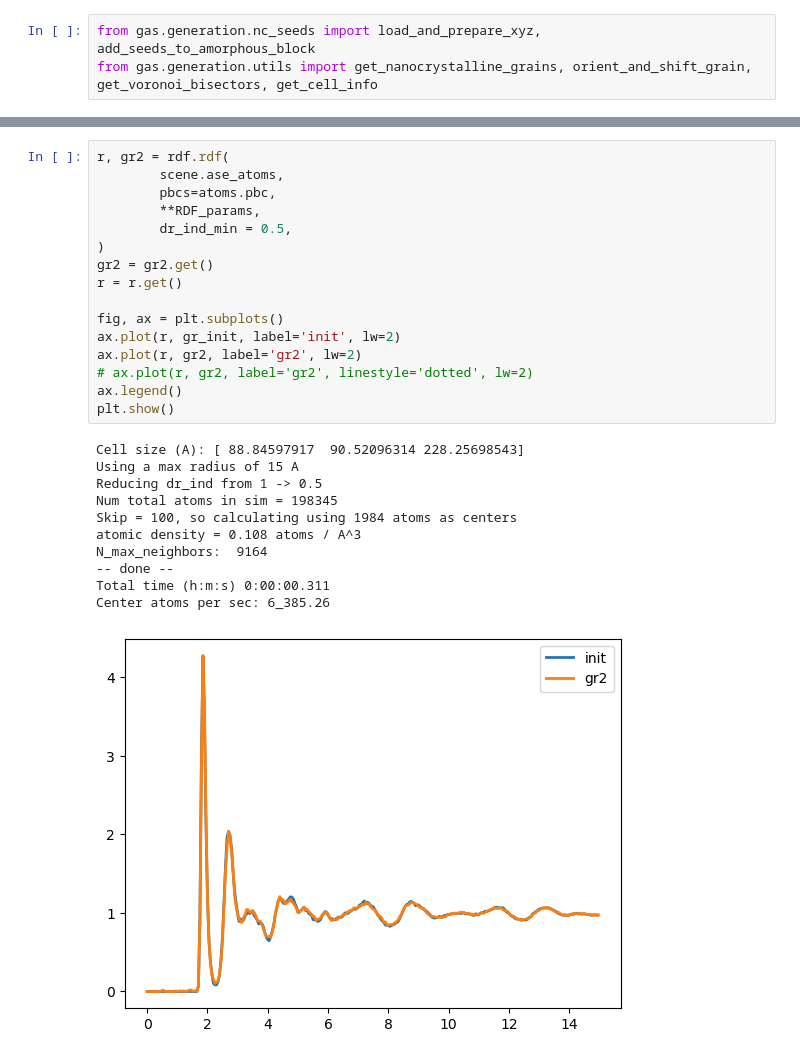
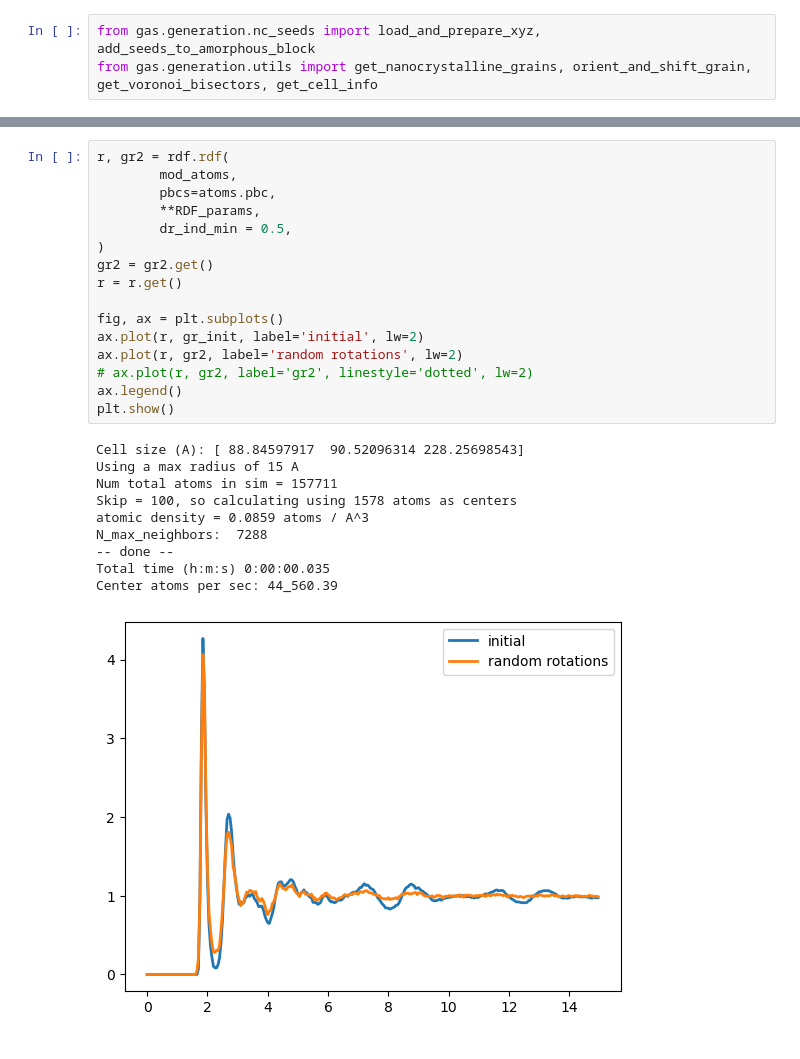
Before and after one commit to Art-MC/GAS, a Jupyter notebook: gas/PDFs/notebooks/gen_vars.ipynb, the cells around one changed output, grey strips where cells are left out. Drawn from its saved outputs; the diff is of its cells as text.

Commit message:
adding in-plane rotation modification for removing long range order

```diff
--- a/gas/PDFs/notebooks/gen_vars.ipynb
+++ b/gas/PDFs/notebooks/gen_vars.ipynb
@@ -513,28 +456,27 @@ Center atoms per sec: 3_941.10
 # %%
 r, gr2 = rdf.rdf(
-        scene.ase_atoms,
+        mod_atoms,
         pbcs=atoms.pbc,
         **RDF_params,
         dr_ind_min = 0.5,
 )
 gr2 = gr2.get()
 r = r.get()
 
 fig, ax = plt.subplots()
-ax.plot(r, gr_init, label='init', lw=2)
-ax.plot(r, gr2, label='gr2', lw=2)
+ax.plot(r, gr_init, label='initial', lw=2)
+ax.plot(r, gr2, label='random rotations', lw=2)
 # ax.plot(r, gr2, label='gr2', linestyle='dotted', lw=2)
 ax.legend()
 plt.show()
 # %% [output]
 Cell size (A): [ 88.84597917  90.52096314 228.25698543]
 Using a max radius of 15 A
-Reducing dr_ind from 1 -> 0.5
-Num total atoms in sim = 198345
-Skip = 100, so calculating using 1984 atoms as centers
-atomic density = 0.108 atoms / A^3
-N_max_neighbors:  9164
+Num total atoms in sim = 157711
+Skip = 100, so calculating using 1578 atoms as centers
+atomic density = 0.0859 atoms / A^3
+N_max_neighbors:  7288
 -- done --
-Total time (h:m:s) 0:00:00.311
-Center atoms per sec: 6_385.26
+Total time (h:m:s) 0:00:00.035
+Center atoms per sec: 44_560.39
-[figure, old version]
+[figure, new version]
```
Also changed, not shown: parts of 34 cells of this notebook, 2 other files.
